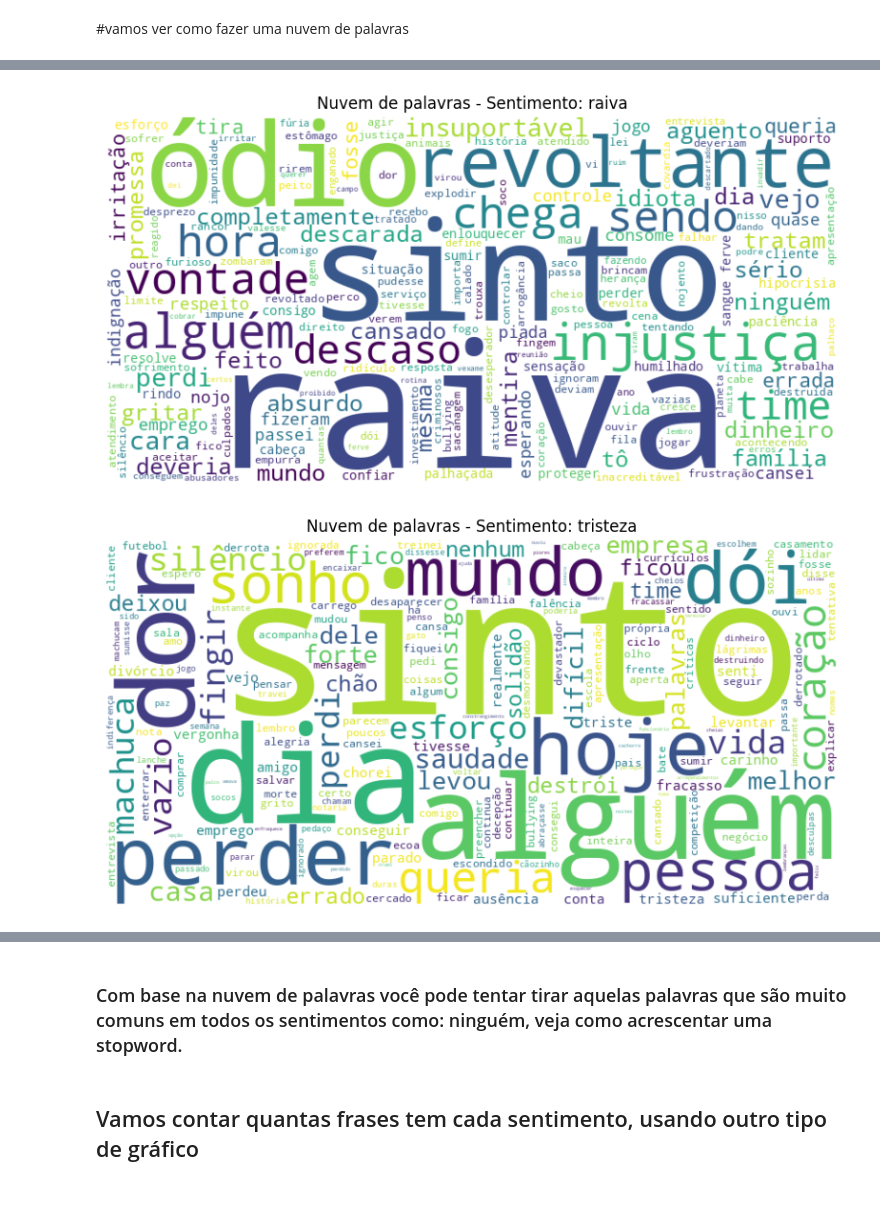
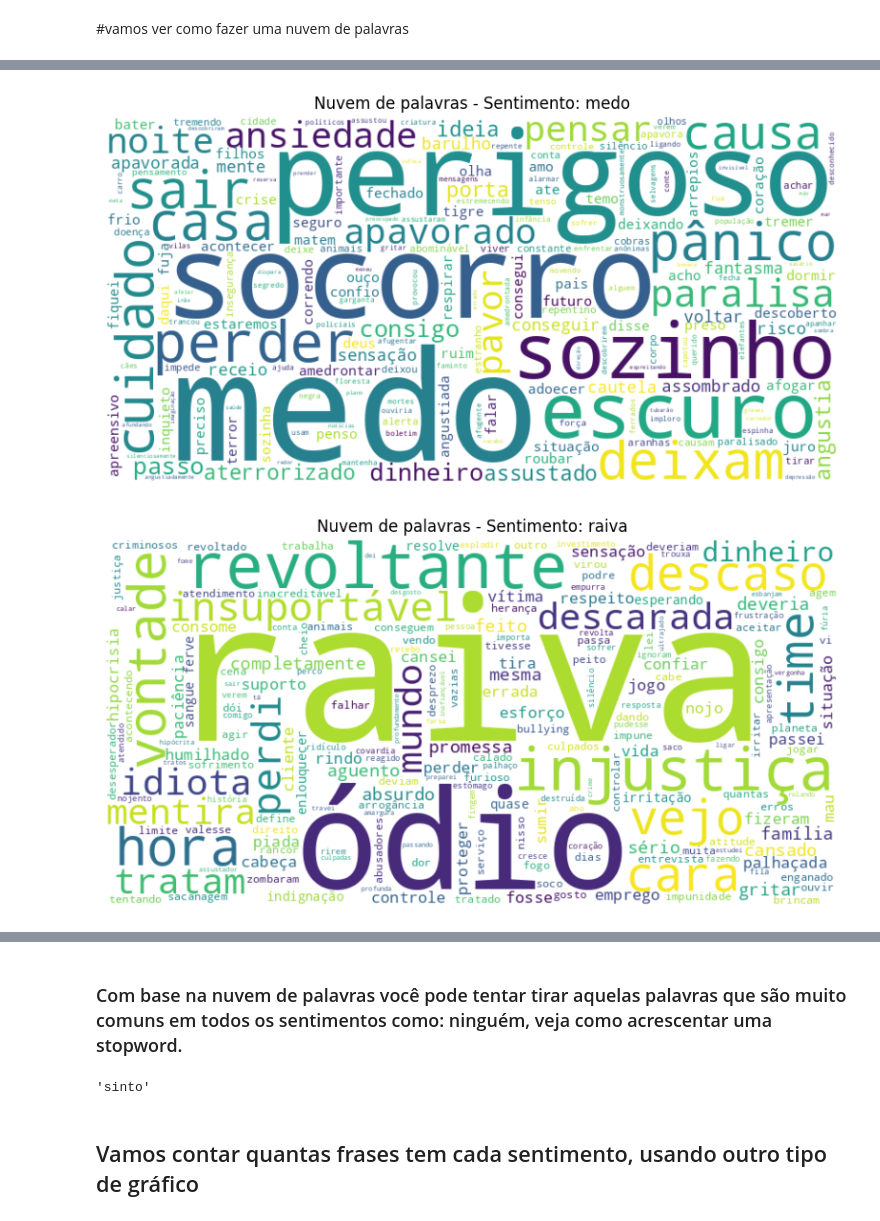
Before and after one commit to profcintiapinho/laboratorio_ia, a Jupyter notebook: Classificação_de_sentimentos.ipynb, the cells around one changed output, grey strips where cells are left out. Drawn from its saved outputs; the diff is of its cells as text; code cells hidden in the pictures.

```diff
--- a/Classificação_de_sentimentos.ipynb
+++ b/Classificação_de_sentimentos.ipynb
@@ -206,4 +206,18 @@ print(sentimentos)
+# %%
+# Lista de palavras que você quer ignorar
+minhas_stopwords = ["ninguém", "deu", "fico", "mim", "pra", "queria", "gente", "deixa","vou","tô","sinto", "vou","pra","mim","ficar","sendo","chega","dia","queria","vamos","estamos","alguém","sentir"]
+
+for palavra in minhas_stopwords:
+    nlp.Defaults.stop_words.add(palavra)
+    lexema = nlp.vocab[palavra]
+    lexema.is_stop = True
+
+
+#agora se você rodar o código anterior de novo, vai ver que ele tirou essas palavras das nuvens, pode adicionar outra se achar necessário.
 # %%
+# Junta stopwords do spaCy com as suas
+stopwords_personalizadas = set(nlp.Defaults.stop_words) | set(minhas_stopwords)
+
 # Vamos criar uma nuvem para cada sentimento
 for sentimento in sentimentos:
     # Filtra as frases daquele sentimento
@@ -215,11 +229,12 @@ for sentimento in sentimentos:
     # Passa o texto pelo spaCy
     doc = nlp(texto)
 
-    # Vamos criar uma lista só com palavras que não são stopwords, nem pontuação, nem espaços
+    # Lista só com palavras que não são stopwords personalizadas, nem pontuação, nem espaços
     palavras_sem_stopwords = []
     for token in doc:
-        if not token.is_stop and not token.is_punct and not token.is_space:
-            palavras_sem_stopwords.append(token.text.lower())
+        txt = token.text.lower()
+        if txt not in stopwords_personalizadas and not token.is_punct and not token.is_space:
+            palavras_sem_stopwords.append(txt)
 
     # Junta as palavras limpas para gerar a nuvem
     texto_limpo = " ".join(palavras_sem_stopwords)
@@ -238,2 +253,2 @@ for sentimento in sentimentos:
-[figure, old version]
+[figure, new version]
-[figure, old version]
+[figure, new version]
@@ -253,3 +258,7 @@ for palavra in minhas_stopwords:
+# %%
+nlp("sinto")[0].lemma_
+# %% [output]
+'sinto'
 # %% [markdown]
 ## Vamos contar quantas frases tem cada sentimento, usando outro tipo de gráfico
 # %%
```
Also changed, not shown: parts of 23 cells of this notebook.
